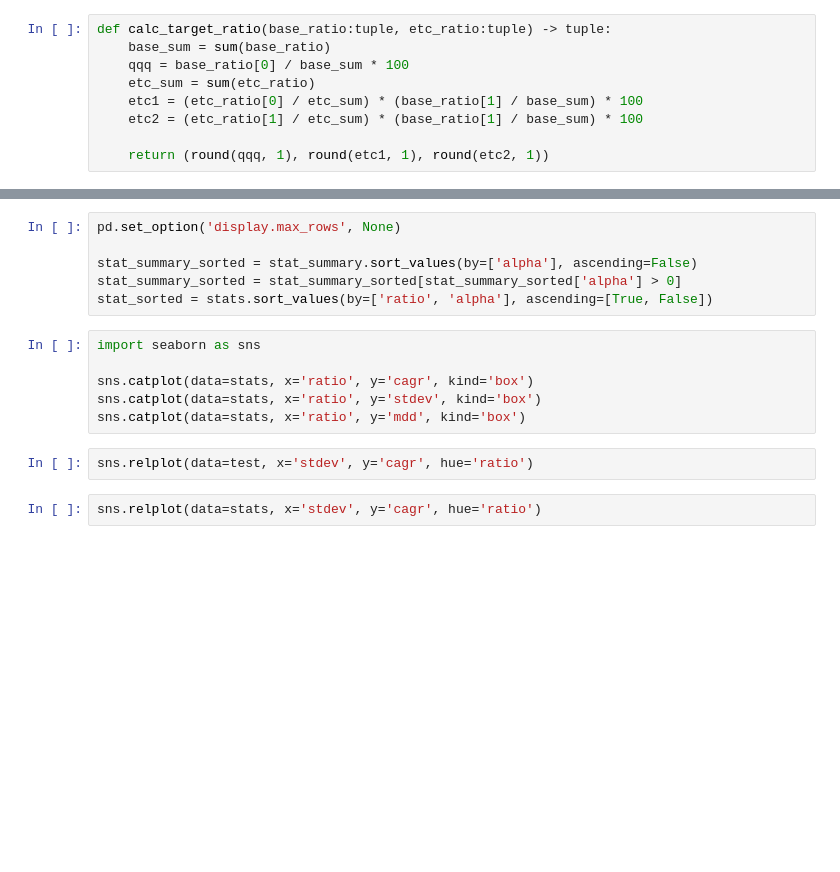
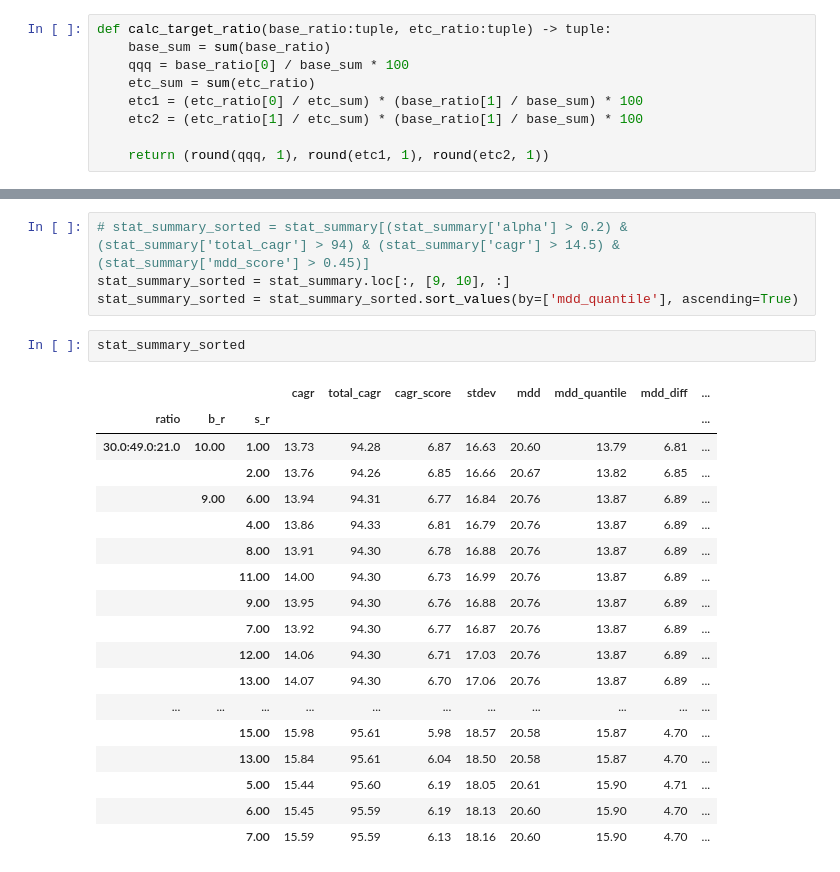
Before and after one commit to RookImS/portfolio_tool, a Jupyter notebook: portfolio.ipynb, the cells around one changed output, grey strips where cells are left out. Drawn from its saved outputs; the diff is of its cells as text; blank space fills up the shorter version.

```diff
--- a/portfolio.ipynb
+++ b/portfolio.ipynb
@@ -183,16 +249,25 @@ stat_summary[(stat_summary['cagr'] > 14.5)]
 # %%
-pd.set_option('display.max_rows', None)
-
-stat_summary_sorted = stat_summary.sort_values(by=['alpha'], ascending=False)
-stat_summary_sorted = stat_summary_sorted[stat_summary_sorted['alpha'] > 0]
-stat_sorted = stats.sort_values(by=['ratio', 'alpha'], ascending=[True, False])
+# stat_summary_sorted = stat_summary[(stat_summary['alpha'] > 0.2) & (stat_summary['total_cagr'] > 94) & (stat_summary['cagr'] > 14.5) & (stat_summary['mdd_score'] > 0.45)]
+stat_summary_sorted = stat_summary.loc[:, [9, 10], :]
+stat_summary_sorted = stat_summary_sorted.sort_values(by=['mdd_quantile'], ascending=True)
-# %%
-import seaborn as sns
-
-sns.catplot(data=stats, x='ratio', y='cagr', kind='box')
-sns.catplot(data=stats, x='ratio', y='stdev', kind='box')
-sns.catplot(data=stats, x='ratio', y='mdd', kind='box')
-# %%
-sns.relplot(data=test, x='stdev', y='cagr', hue='ratio')
-# %%
-sns.relplot(data=stats, x='stdev', y='cagr', hue='ratio')
+# %%
+stat_summary_sorted
+# %% [output]
+|  |  |  | cagr | total_cagr | cagr_score | stdev | mdd | mdd_quantile | mdd_diff | ... |
+| ratio | b_r | s_r |  |  |  |  |  |  |  | ... |
+| 30.0:49.0:21.0 | 10.00 | 1.00 | 13.73 | 94.28 | 6.87 | 16.63 | 20.60 | 13.79 | 6.81 | ... |
+|  |  | 2.00 | 13.76 | 94.26 | 6.85 | 16.66 | 20.67 | 13.82 | 6.85 | ... |
+|  | 9.00 | 6.00 | 13.94 | 94.31 | 6.77 | 16.84 | 20.76 | 13.87 | 6.89 | ... |
+|  |  | 4.00 | 13.86 | 94.33 | 6.81 | 16.79 | 20.76 | 13.87 | 6.89 | ... |
+|  |  | 8.00 | 13.91 | 94.30 | 6.78 | 16.88 | 20.76 | 13.87 | 6.89 | ... |
+|  |  | 11.00 | 14.00 | 94.30 | 6.73 | 16.99 | 20.76 | 13.87 | 6.89 | ... |
+|  |  | 9.00 | 13.95 | 94.30 | 6.76 | 16.88 | 20.76 | 13.87 | 6.89 | ... |
+|  |  | 7.00 | 13.92 | 94.30 | 6.77 | 16.87 | 20.76 | 13.87 | 6.89 | ... |
+|  |  | 12.00 | 14.06 | 94.30 | 6.71 | 17.03 | 20.76 | 13.87 | 6.89 | ... |
+|  |  | 13.00 | 14.07 | 94.30 | 6.70 | 17.06 | 20.76 | 13.87 | 6.89 | ... |
+| ... | ... | ... | ... | ... | ... | ... | ... | ... | ... | ... |
+|  |  | 15.00 | 15.98 | 95.61 | 5.98 | 18.57 | 20.58 | 15.87 | 4.70 | ... |
+|  |  | 13.00 | 15.84 | 95.61 | 6.04 | 18.50 | 20.58 | 15.87 | 4.70 | ... |
+|  |  | 5.00 | 15.44 | 95.60 | 6.19 | 18.05 | 20.61 | 15.90 | 4.71 | ... |
+|  |  | 6.00 | 15.45 | 95.59 | 6.19 | 18.13 | 20.60 | 15.90 | 4.70 | ... |
+|  |  | 7.00 | 15.59 | 95.59 | 6.13 | 18.16 | 20.60 | 15.90 | 4.70 | ... |
```
Also changed, not shown: parts of 14 cells of this notebook, 7 other files.
